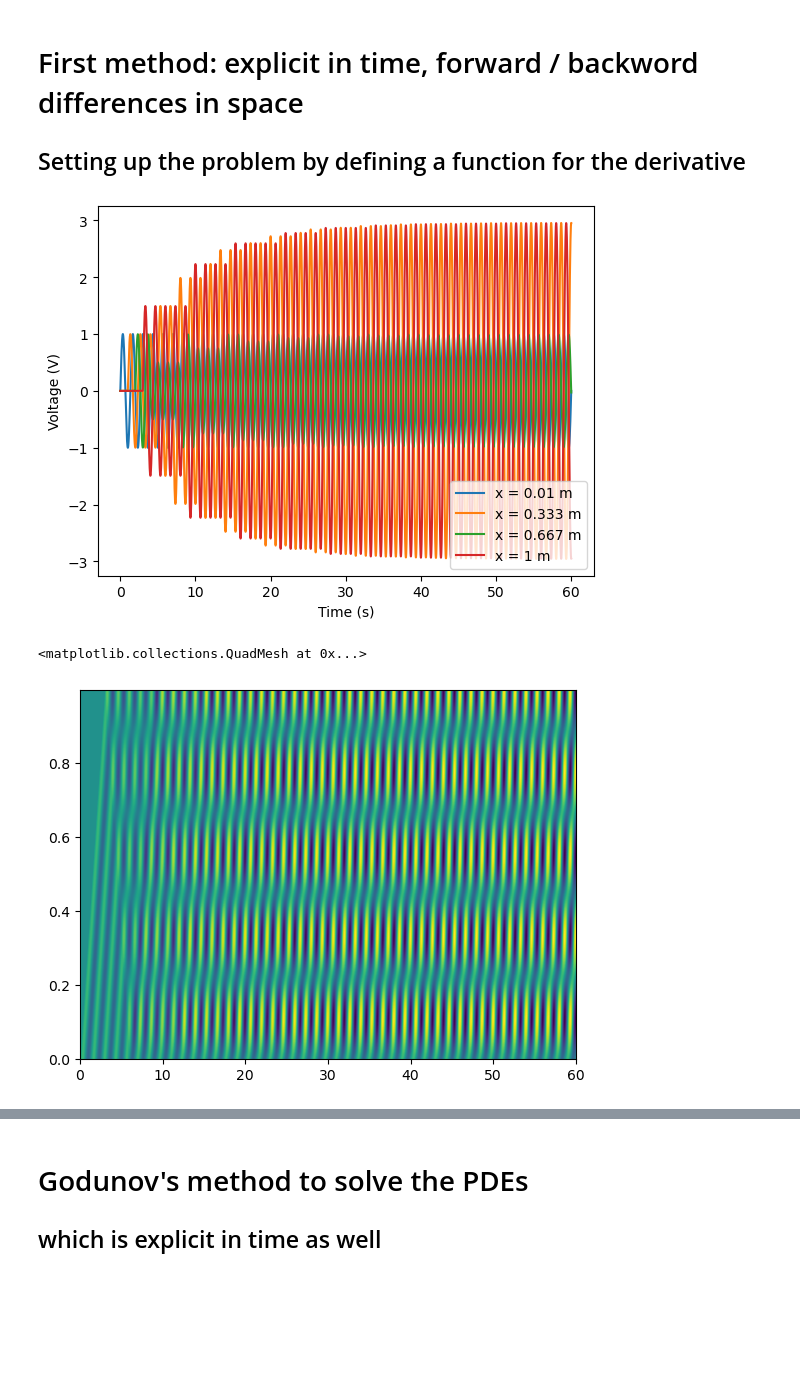
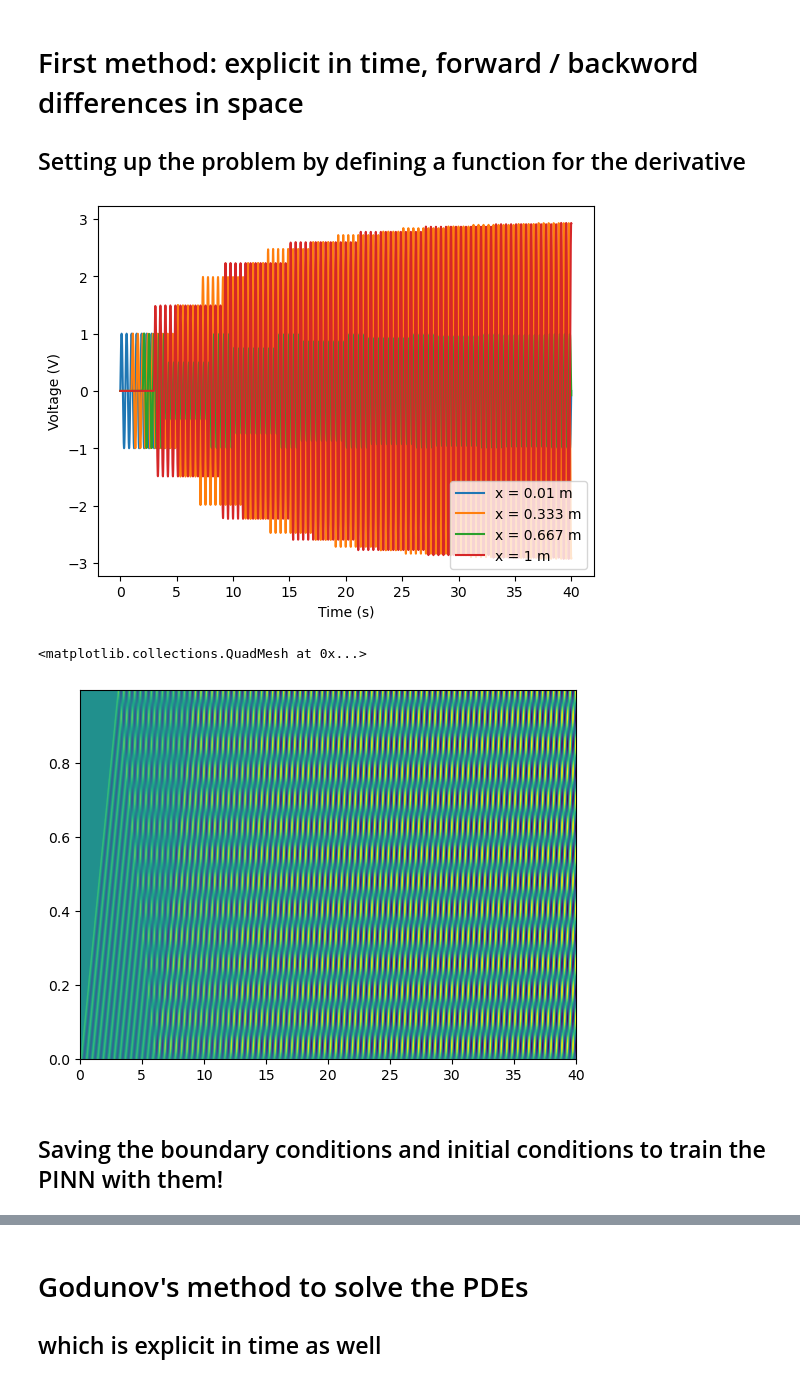
Before and after one commit to AlejandroPenacho/PINN-Project, a Jupyter notebook: numerical.ipynb, the cells around one changed output, grey strips where cells are left out. Saved outputs shown, nothing was run; the diff lists cells and outputs as text; code cells hidden in the pictures; blank space fills up the shorter version.

```diff
--- a/numerical.ipynb
+++ b/numerical.ipynb
@@ -12,10 +12,12 @@ R2o = 1
 Lo = 3.0
 Co = 3.0
 
+# Notice that the length is one!
 dx = 0.001
 x_f = 1
 n_x = int(x_f/dx)
 
+# Here are the paramters. Make sure to use the same in all simulations :-)
 G = 1e-5
 R = 0.01
 L = 3
@@ -38,7 +40,7 @@ def get_derivative(t, x):
     v = x[:n_x]
     i = x[n_x:]
 
-    u = np.sin(1*3/4*2*np.pi*t) # +np.arcsin(u_bc[0])
+    u = np.sin(3*3/4*2*np.pi*t) # +np.arcsin(u_bc[0])
 
     #region different boundary conditions
     # if t <= (1+1/3.0)  and t >= 1:
@@ -63,14 +65,12 @@ def get_derivative(t, x):
     der_v = np.zeros(v.shape)
     der_i = np.zeros(i.shape)
 
-
     #region Central differences instead of forward / backward differences
     # der_v[1:-1] = 1/C* ((i[:-2] - i[2:])/2 - v[1:-1] / R2)
     # der_i[1:-1] = 1/L* ((v[:-2] - v[2:])/2 - i[1:-1] * R1)
     # der_v[-1] = 1/C* (-i[-1] + i[-2] - v[-1] / R2)
     # der_i[0] = 1/L* (-v[1] + v[0] - i[0] * R1)
     #endregion
-
 
     der_v[1:] = -1/C* ( (i[1:] - i[:-1])/dx + v[1:] * G ) #
 
@@ -82,17 +82,17 @@ def get_derivative(t, x):
 
     return np.concatenate((der_v, der_i))
 # %%
-sol = solve_ivp(get_derivative, [0, 60], np.zeros(2*n_x), method='RK45', dense_output=True, rtol=1e-9, atol=1e-9) #np.hstack((u_0,i_0))
+sol = solve_ivp(get_derivative, [0, 40], np.zeros(2*n_x), method='RK45', dense_output=True, rtol=1e-9, atol=1e-9) #np.hstack((u_0,i_0))
 plt.plot(sol.t, sol.y[0,:], label="x = 0.01 m")
 plt.plot(sol.t, sol.y[int(n_x/3),:], label="x = 0.333 m")
 plt.plot(sol.t, sol.y[int(2*n_x/3),:], label="x = 0.667 m")
 plt.plot(sol.t, sol.y[n_x-1,:], label= "x = 1 m")
 plt.xlabel("Time (s)")
 plt.ylabel("Voltage (V)")
 plt.legend(loc="lower right")
 plt.show()
 # %% [output]
-[figure, old version]
+[figure, new version]
 # %%
 fig = plt.figure()
 ax = fig.subplots()
@@ -100,4 +100,6 @@ T, X = np.meshgrid(sol.t[0::10], x_array)
 ax.pcolormesh(T, X, sol.y[:n_x, 0::10])
 # %% [output]
 <matplotlib.collections.QuadMesh at 0x...>
-[figure, old version]
+[figure, new version]
+# %% [markdown]
+## Saving the boundary conditions and initial conditions to train the PINN with them!
```
Also changed, not shown: parts of 3 cells of this notebook, 7 other files.
